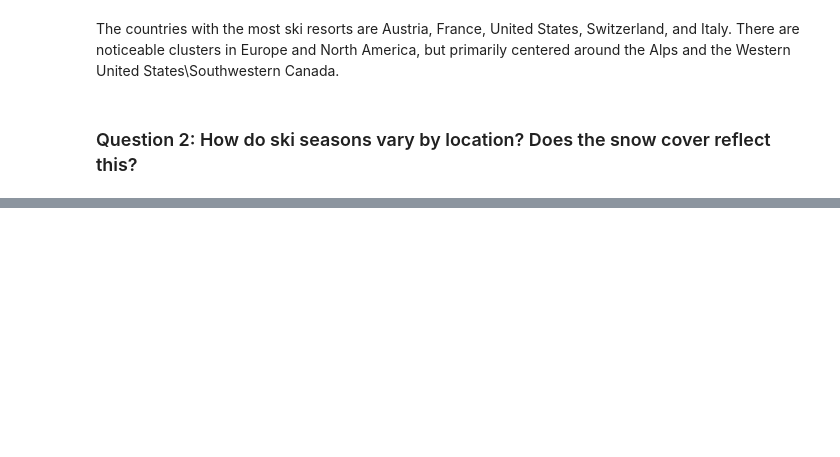
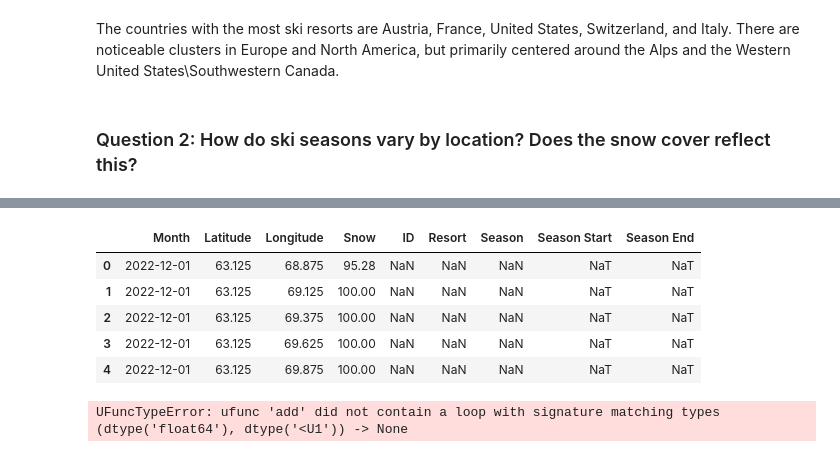
Before and after one commit to kharigardner/Exploratory-Data-Analysis-Portfolio, a Jupyter notebook: notebooks/ski_resorts.ipynb, the cells around one changed output, grey strips where cells are left out. Drawn from its saved outputs; the diff is of its cells as text; code cells hidden in the pictures; blank space fills up the shorter version.

```diff
--- a/notebooks/ski_resorts.ipynb
+++ b/notebooks/ski_resorts.ipynb
@@ -311,0 +362,5 @@ display(seasons)
+# %%
+# next, lets replace 'Year' in the start column to be January, and when the end column is 'round' we will replace it with December
+
+seasons_df_pre_join['Season Start'] = seasons_df_pre_join['Season Start'].replace('Year', 'January')
+seasons_df_pre_join['Season End'] = seasons_df_pre_join['Season End'].replace('round', 'December')
@@ -311,0 +378,13 @@ display(seasons)
+# %%
+# now, we need to convert the month names to 'yyyy-mm-dd' format, the months are in their string representation
+import calendar
+
+def month_name_to_num(month: str) -> int:
+    # strip all whitespace
+    month = month.strip()
+    return list(calendar.month_name).index(month)
+
+seasons_df_pre_join['Season Start'] = seasons_df_pre_join['Season Start'].apply(month_name_to_num)
+seasons_df_pre_join['Season End'] = seasons_df_pre_join['Season End'].apply(month_name_to_num)
+
+display(seasons_df_pre_join.head())
@@ -311,0 +408,8 @@ display(seasons)
+# %%
+# now, lets create date objects for the season start and end column so we can join with the snow dataframe.
+# for this, the data is all from 2022, so we will input 2022 as the year
+
+seasons_df_pre_join['Season Start'] = pd.to_datetime('2022-' + seasons_df_pre_join['Season Start'].astype(str) + '-01')
+seasons_df_pre_join['Season End'] = pd.to_datetime('2022-' + seasons_df_pre_join['Season End'].astype(str) + '-01')
+
+display(seasons_df_pre_join.head())
@@ -311,0 +456,17 @@ display(seasons)
+# %%
+# convert month in the snow dataframe to a datetime object
+snow['Month'] = pd.to_datetime(snow['Month'])
+# %%
+# we want to get the snow fall for each month in between the season start and end dates as a column in the dataframe, and then an average of those values as another column
+
+# first, lets see if we can join the df on lat, lng, and month to see if we need to do any further preprocessing on the lat/lng columns
+# since the month and season_start cols are in the same format, we can join directly
+
+joined_test = snow.merge(seasons_df_pre_join, left_on=['Latitude', 'Longitude', 'Month'], right_on=['Latitude', 'Longitude', 'Season Start'], how='left')
+# %% [output]
+|  | Month | Latitude | Longitude | Snow | ID | Resort | Season | Season Start | Season End |
+| 0 | 2022-12-01 | 63.125 | 68.875 | 95.28 | NaN | NaN | NaN | NaT | NaT |
+| 1 | 2022-12-01 | 63.125 | 69.125 | 100.00 | NaN | NaN | NaN | NaT | NaT |
+| 2 | 2022-12-01 | 63.125 | 69.375 | 100.00 | NaN | NaN | NaN | NaT | NaT |
+| 3 | 2022-12-01 | 63.125 | 69.625 | 100.00 | NaN | NaN | NaN | NaT | NaT |
+| 4 | 2022-12-01 | 63.125 | 69.875 | 100.00 | NaN | NaN | NaN | NaT | NaT |
@@ -311,0 +498,4 @@ display(seasons)
+# %%
+merged = fuzzy_join(snow, seasons_df_pre_join.astype({'Latitude': 'float64', 'Longitude': 'float64'}), ['Latitude', 'Longitude'], ['Latitude', 'Longitude'])
+# %% [output]
+UFuncTypeError: ufunc 'add' did not contain a loop with signature matching types (dtype('float64'), dtype('<U1')) -> None
```
Also changed, not shown: parts of 21 cells of this notebook, 14 other files.
